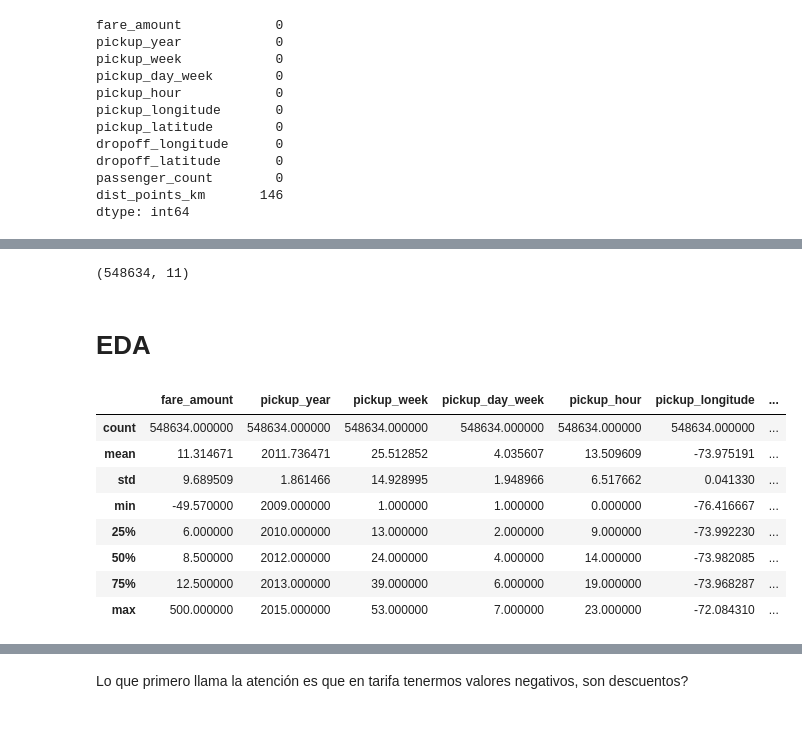
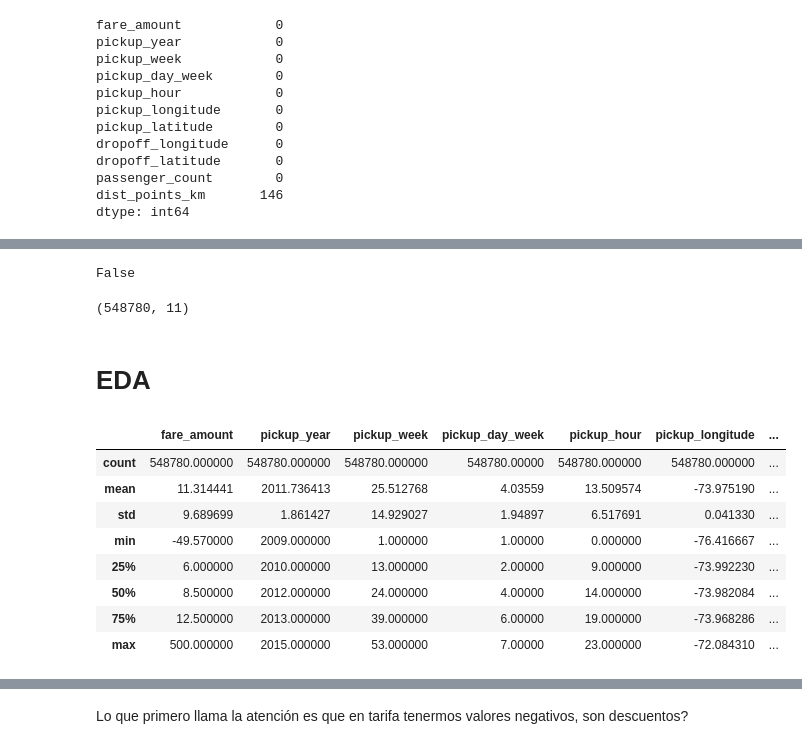
Before and after one commit to alonmar/New-York-City-Taxi-Fare-Prediction, a Jupyter notebook: EDA.ipynb, the cells around one changed output, grey strips where cells are left out. Cells and saved outputs as stored; diff of their text form; code cells hidden in the pictures.

```diff
--- a/EDA.ipynb
+++ b/EDA.ipynb
@@ -61,5 +41,0 @@ df
-# %%
-# est va en clean
-df['pickup_datetime'] = pd.to_datetime(df['pickup_datetime'])
-df["pickup_datetime"] = df['pickup_datetime'].apply(lambda x: x.weekofyear)
-df
@@ -118,18 +113,23 @@ False
+# %%
+# No tenemos más NAs
+df.isnull().values.any()
+# %% [output]
+False
 # %%
-data.shape
+df.shape
 # %% [output]
-(548634, 11)
+(548780, 11)
 # %% [markdown]
 # EDA
 # %%
-data.describe()
+df.describe()
 # %% [output]
 |  | fare_amount | pickup_year | pickup_week | pickup_day_week | pickup_hour | pickup_longitude | ... |
-| count | 548634.000000 | 548634.000000 | 548634.000000 | 548634.000000 | 548634.000000 | 548634.000000 | ... |
-| mean | 11.314671 | 2011.736471 | 25.512852 | 4.035607 | 13.509609 | -73.975191 | ... |
-| std | 9.689509 | 1.861466 | 14.928995 | 1.948966 | 6.517662 | 0.041330 | ... |
-| min | -49.570000 | 2009.000000 | 1.000000 | 1.000000 | 0.000000 | -76.416667 | ... |
-| 25% | 6.000000 | 2010.000000 | 13.000000 | 2.000000 | 9.000000 | -73.992230 | ... |
-| 50% | 8.500000 | 2012.000000 | 24.000000 | 4.000000 | 14.000000 | -73.982085 | ... |
-| 75% | 12.500000 | 2013.000000 | 39.000000 | 6.000000 | 19.000000 | -73.968287 | ... |
-| max | 500.000000 | 2015.000000 | 53.000000 | 7.000000 | 23.000000 | -72.084310 | ... |
+| count | 548780.000000 | 548780.000000 | 548780.000000 | 548780.00000 | 548780.000000 | 548780.000000 | ... |
+| mean | 11.314441 | 2011.736413 | 25.512768 | 4.03559 | 13.509574 | -73.975190 | ... |
+| std | 9.689699 | 1.861427 | 14.929027 | 1.94897 | 6.517691 | 0.041330 | ... |
+| min | -49.570000 | 2009.000000 | 1.000000 | 1.00000 | 0.000000 | -76.416667 | ... |
+| 25% | 6.000000 | 2010.000000 | 13.000000 | 2.00000 | 9.000000 | -73.992230 | ... |
+| 50% | 8.500000 | 2012.000000 | 24.000000 | 4.00000 | 14.000000 | -73.982084 | ... |
+| 75% | 12.500000 | 2013.000000 | 39.000000 | 6.00000 | 19.000000 | -73.968286 | ... |
+| max | 500.000000 | 2015.000000 | 53.000000 | 7.00000 | 23.000000 | -72.084310 | ... |
```
Also changed, not shown: parts of 25 cells of this notebook, 4 other files.
